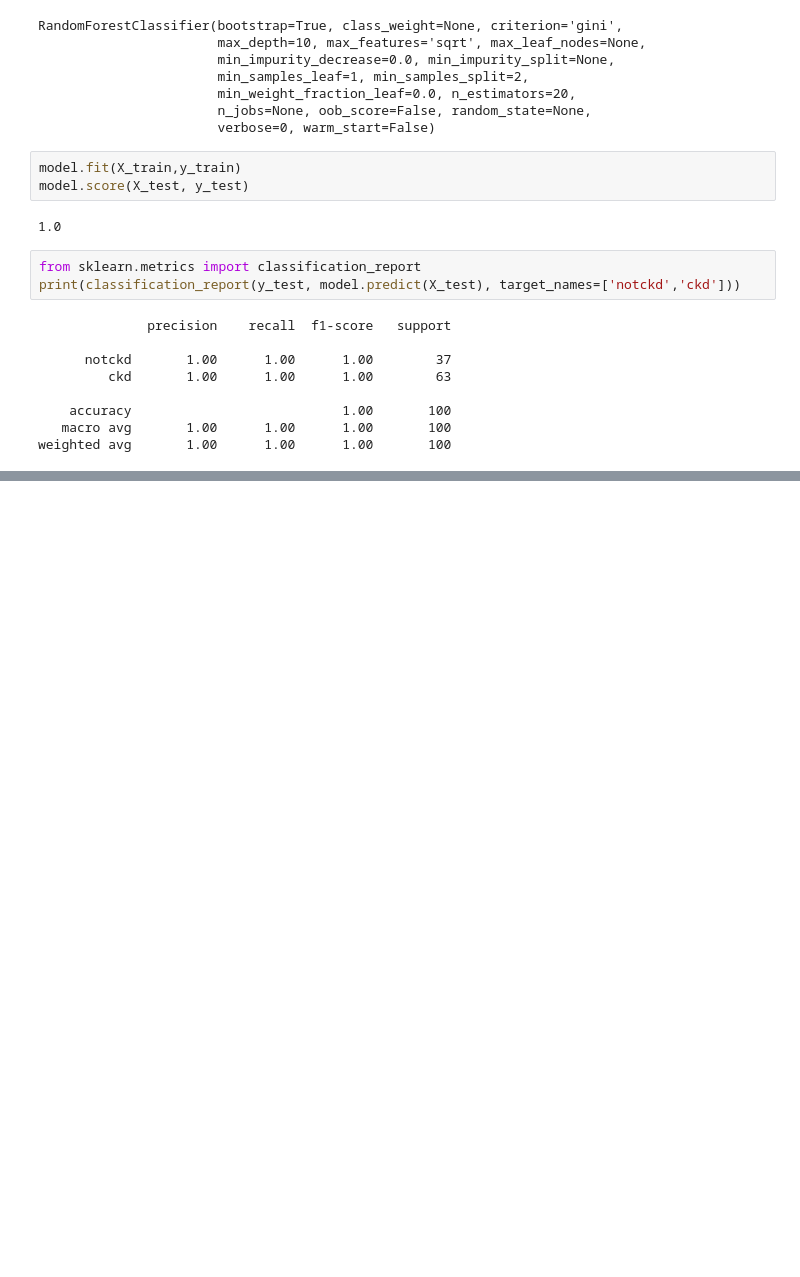
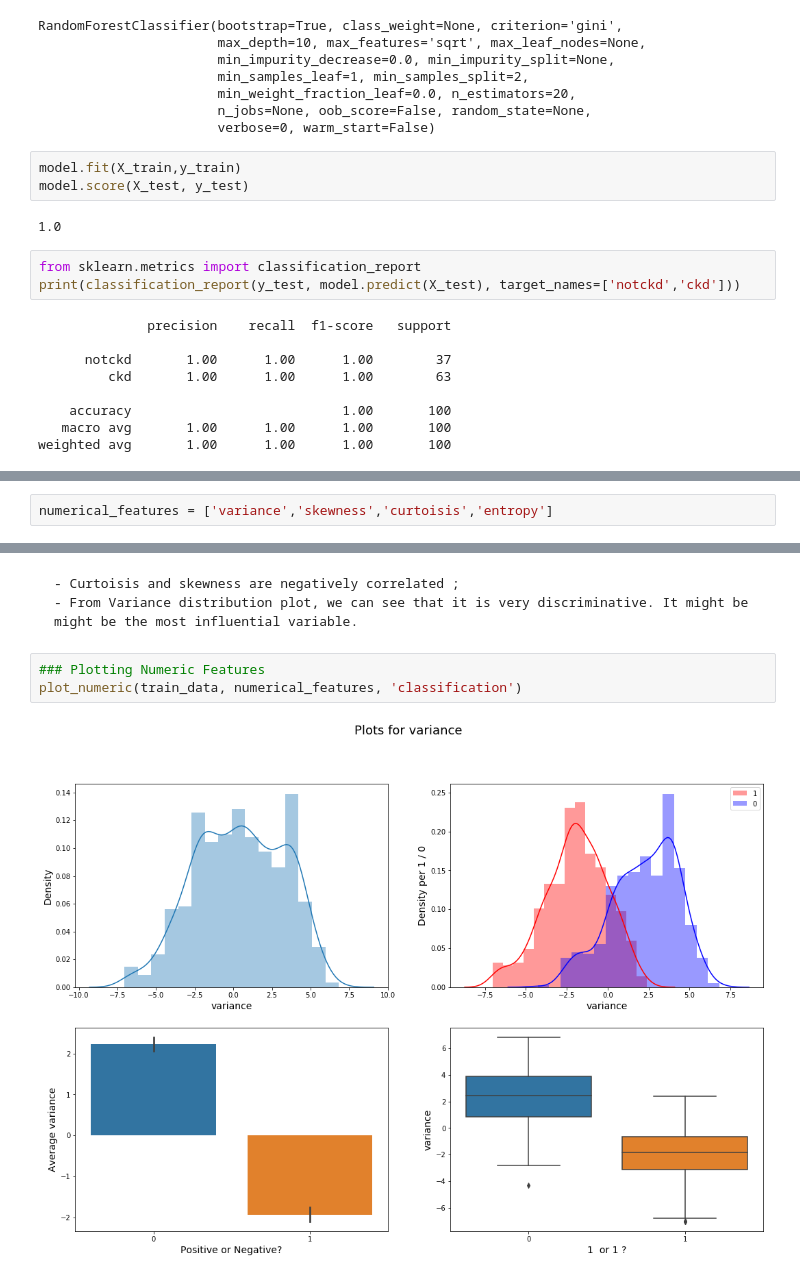
Before and after one commit to MarwaAK/binaryClassification, a Jupyter notebook: Projet_ML.ipynb, the cells around one changed output, grey strips where cells are left out. Cells and saved outputs as stored; diff of their text form; blank space fills up the shorter version.

```diff
--- a/Projet_ML.ipynb
+++ b/Projet_ML.ipynb
@@ -609,0 +652,2 @@ plt.show()
+# %%
+numerical_features = ['variance','skewness','curtoisis','entropy']
@@ -609,0 +690,8 @@ plt.show()
+# %% [markdown]
+    - Curtoisis and skewness are negatively correlated ;
+    - From Variance distribution plot, we can see that it is very discriminative. It might be might be the most influential variable.
+# %%
+### Plotting Numeric Features
+plot_numeric(train_data, numerical_features, 'classification')
+# %% [output]
+[figure, added]
```
Also changed, not shown: parts of 43 cells of this notebook, 1 other file.
